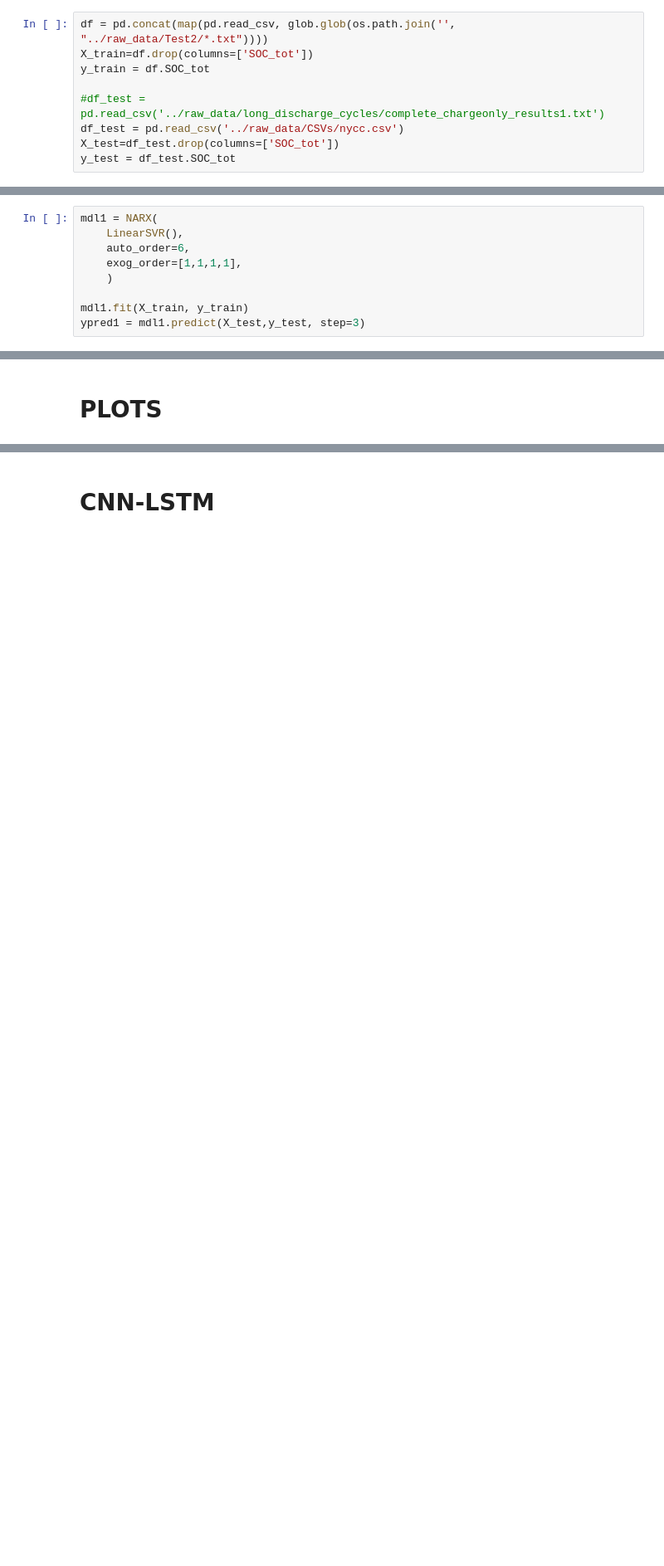
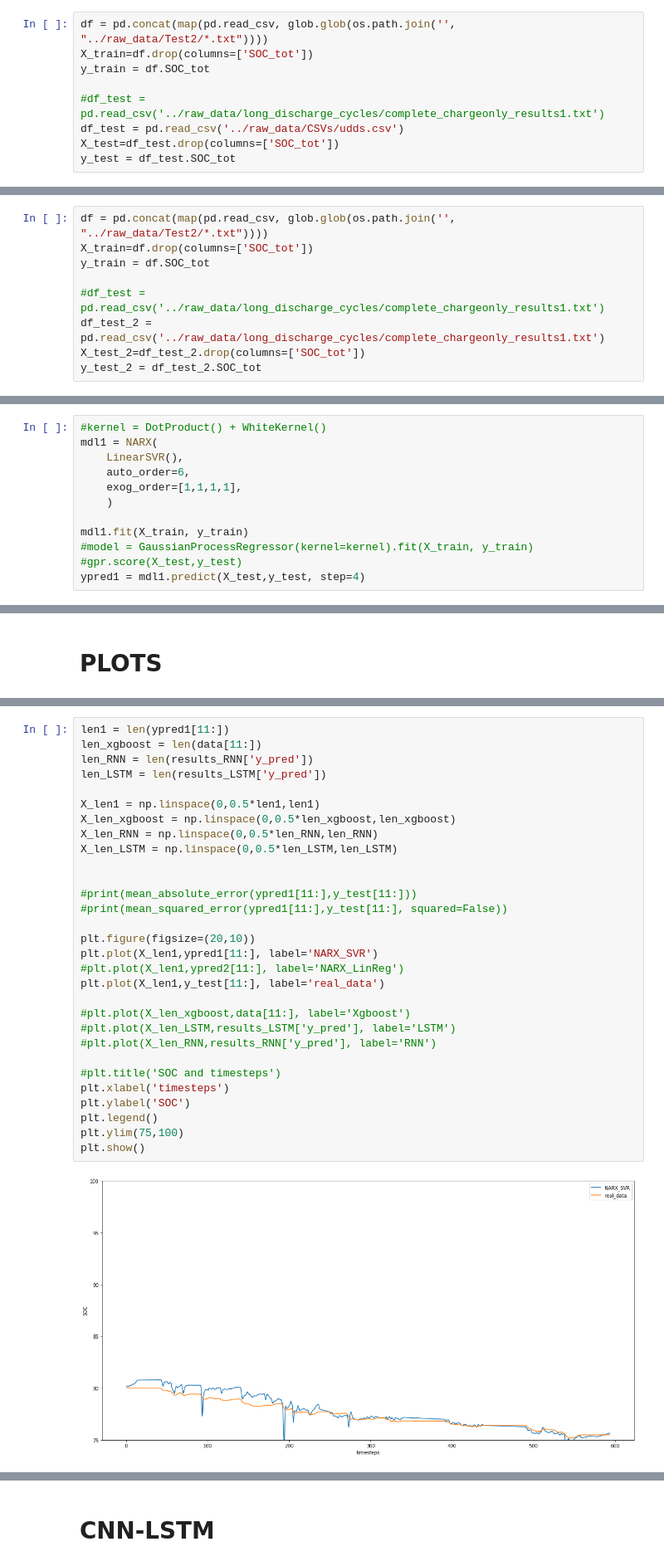
Before and after one commit to pierredm1/4th-Year-Imperial-Thesis, a Jupyter notebook: notebooks/Complete Model Testing Skeleton.ipynb, the cells around one changed output, grey strips where cells are left out. Shown at 83% size. Cells and saved outputs as stored; diff of their text form; blank space fills up the shorter version.

```diff
--- a/notebooks/Complete Model Testing Skeleton.ipynb
+++ b/notebooks/Complete Model Testing Skeleton.ipynb
@@ -49,6 +53,6 @@ X_train=df.drop(columns=['SOC_tot'])
 y_train = df.SOC_tot
 
 #df_test = pd.read_csv('../raw_data/long_discharge_cycles/complete_chargeonly_results1.txt')
-df_test = pd.read_csv('../raw_data/CSVs/nycc.csv')
+df_test = pd.read_csv('../raw_data/CSVs/udds.csv')
 X_test=df_test.drop(columns=['SOC_tot'])
 y_test = df_test.SOC_tot
@@ -58,0 +59,9 @@ df_test = pd.read_csv('../raw_data/CSVs/nycc.csv')
+# %%
+df = pd.concat(map(pd.read_csv, glob.glob(os.path.join('', "../raw_data/Test2/*.txt"))))
+X_train=df.drop(columns=['SOC_tot'])
+y_train = df.SOC_tot
+
+#df_test = pd.read_csv('../raw_data/long_discharge_cycles/complete_chargeonly_results1.txt')
+df_test_2 = pd.read_csv('../raw_data/long_discharge_cycles/complete_chargeonly_results1.txt')
+X_test_2=df_test_2.drop(columns=['SOC_tot'])
+y_test_2 = df_test_2.SOC_tot
@@ -59,6 +72,7 @@ df_test = pd.read_csv('../raw_data/CSVs/nycc.csv')
 # %% [markdown]
 # NARX
 # %%
+#kernel = DotProduct() + WhiteKernel()
 mdl1 = NARX(
     LinearSVR(),
     auto_order=6,
@@ -66,4 +80,6 @@ mdl1 = NARX(
     )
 
 mdl1.fit(X_train, y_train)
-ypred1 = mdl1.predict(X_test,y_test, step=3)
+#model = GaussianProcessRegressor(kernel=kernel).fit(X_train, y_train)
+#gpr.score(X_test,y_test)
+ypred1 = mdl1.predict(X_test,y_test, step=4)
@@ -174,0 +196,32 @@ print(mean_squared_error(results_RNN['y_true'],results_RNN['y_pred'], squared=Fa
+# %%
+len1 = len(ypred1[11:])
+len_xgboost = len(data[11:])
+len_RNN = len(results_RNN['y_pred'])
+len_LSTM = len(results_LSTM['y_pred'])
+
+X_len1 = np.linspace(0,0.5*len1,len1)
+X_len_xgboost = np.linspace(0,0.5*len_xgboost,len_xgboost)
+X_len_RNN = np.linspace(0,0.5*len_RNN,len_RNN)
+X_len_LSTM = np.linspace(0,0.5*len_LSTM,len_LSTM)
+
+
+#print(mean_absolute_error(ypred1[11:],y_test[11:]))
+#print(mean_squared_error(ypred1[11:],y_test[11:], squared=False))
+
+plt.figure(figsize=(20,10))
+plt.plot(X_len1,ypred1[11:], label='NARX_SVR')
+#plt.plot(X_len1,ypred2[11:], label='NARX_LinReg')
+plt.plot(X_len1,y_test[11:], label='real_data')
+
+#plt.plot(X_len_xgboost,data[11:], label='Xgboost')
+#plt.plot(X_len_LSTM,results_LSTM['y_pred'], label='LSTM')
+#plt.plot(X_len_RNN,results_RNN['y_pred'], label='RNN')
+
+#plt.title('SOC and timesteps')
+plt.xlabel('timesteps')
+plt.ylabel('SOC')
+plt.legend()
+plt.ylim(75,100)
+plt.show()
+# %% [output]
+[figure, added]
```
Also changed, not shown: parts of 79 cells of this notebook, 3 other files.
